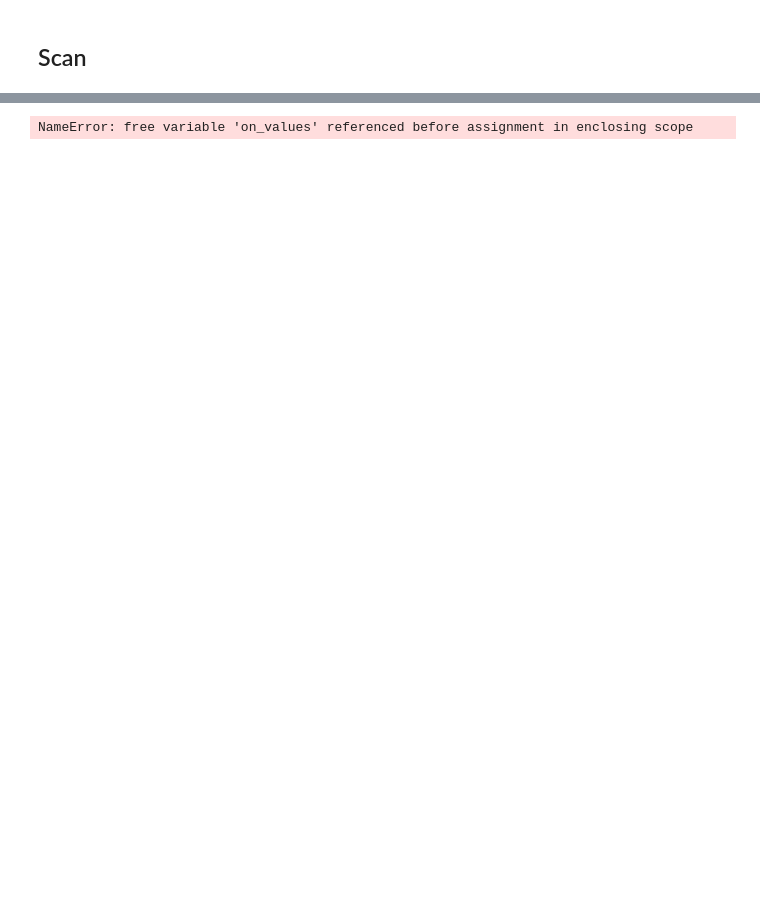
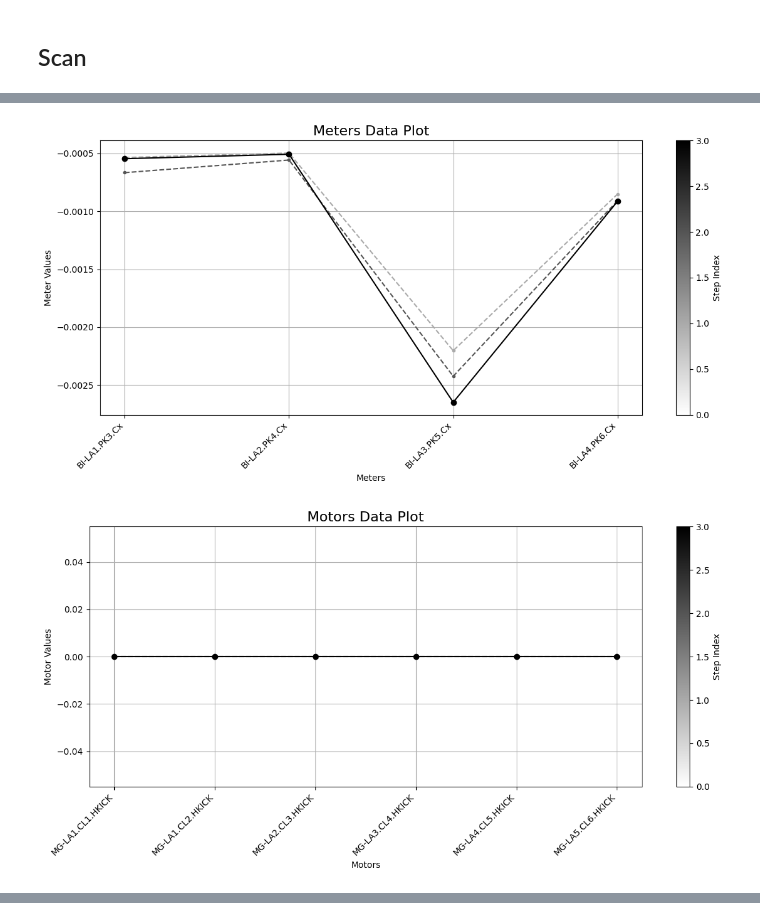
Before and after one commit to fuodorov/scaut, a Jupyter notebook: notebooks/watch.ipynb, the cells around one changed output, grey strips where cells are left out. Drawn from its saved outputs; the diff is of its cells as text; code cells hidden in the pictures; blank space fills up the shorter version.

```diff
--- a/notebooks/watch.ipynb
+++ b/notebooks/watch.ipynb
@@ -39,19 +38,21 @@ KeyboardInterrupt:
 # %%
 dev_scan = watch(
     meters=dev.HORIZONTAL_MONITORS,
     motors=dev.HORIZONTAL_CORRECTORS,
     get_func=add_noise(dev.NOISE_LEVEL)(dev.GET_FUNC),
     put_func=dev.PUT_FUNC,
     sample_size=dev.SAMPLE_SIZE,
     verify_motor=dev.VERIFY_MOTOR,
     max_retries=dev.MAX_TRIES,
     delay=dev.DELAY,
     tolerance=dev.TOLERANCE,
     save=dev.SAVE_SCAN,
-    dirname=os.path.join(dev.DIRNAME_DATA, "watch"),
+    dirname=os.path.join(dev.DIRNAME_DATA, DIRNAME),
     callback=[clear_output, plot_meters_data, plot_motors_data],
     save_original_motor_values=dev.SAVE_ORIGINAL_MOTOR_VALUES,
     parallel=dev.PARALLEL,
     repeat=dev.REPEAT,
 )
 # %% [output]
+[figure, added]
+[figure, added]
@@ -60 +59,0 @@ dev_scan = watch(
-NameError: free variable 'on_values' referenced before assignment in enclosing scope
```
Also changed, not shown: parts of 5 cells of this notebook, 4 other files.
